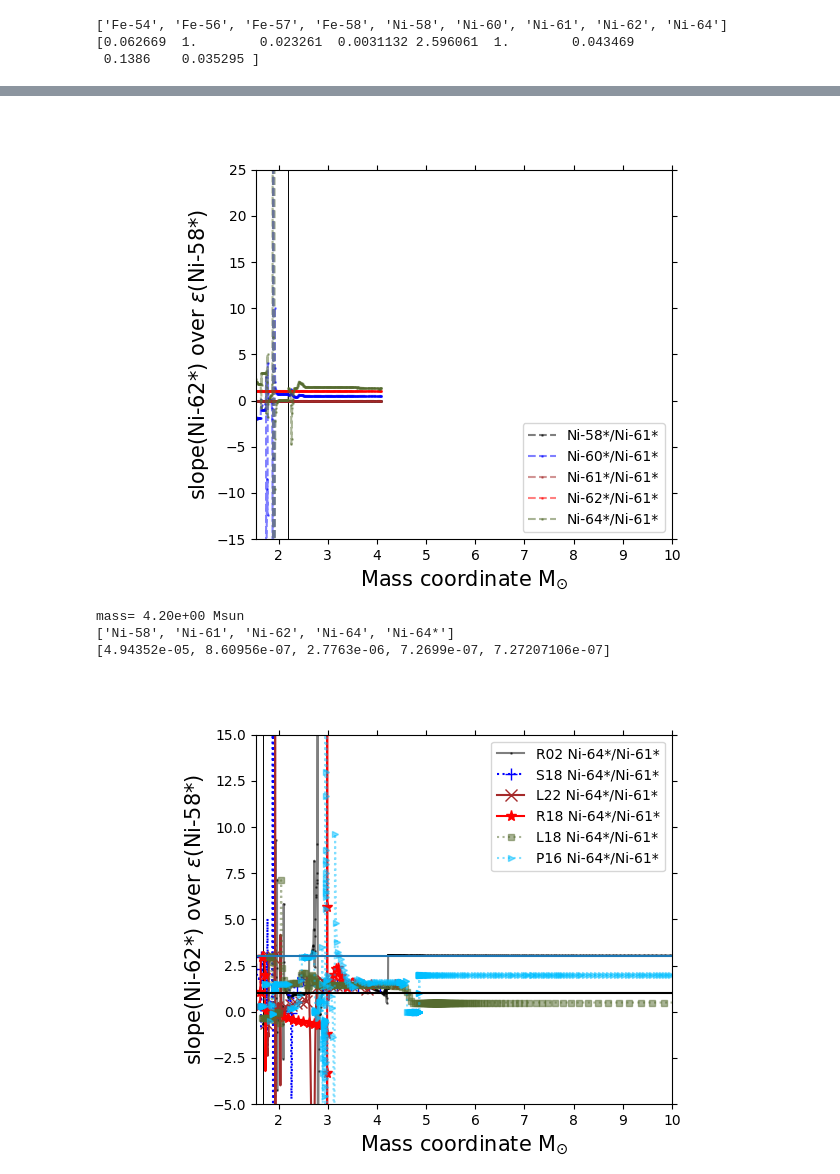
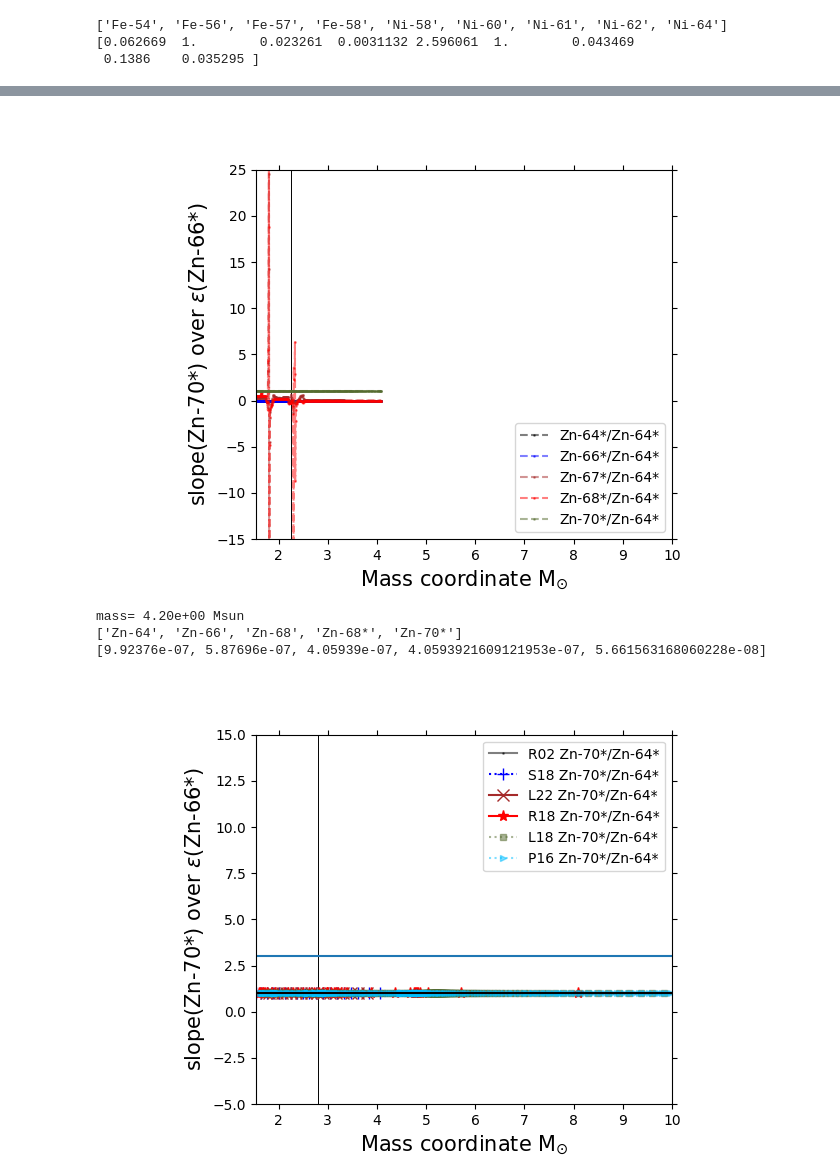
Before and after one commit to NuGrid/chetec-infra_WP9, a Jupyter notebook: simple_plot_v11.ipynb, the cells around one changed output, grey strips where cells are left out. Drawn from its saved outputs; the diff is of its cells as text; code cells hidden in the pictures.

```diff
--- a/simple_plot_v11.ipynb
+++ b/simple_plot_v11.ipynb
@@ -760,7 +743,7 @@ ylabel4 = 'slope('+iso_norm_slope+') over '+ylabel3
 
 # for plotting purpose, to add a line where iso_ref1 has the largest abundance.
 # it must be included in e_label
-iso_ref1 = 'Ni-61'
+iso_ref1 = 'Zn-68'
 
 plot_list=[]
 for i in abu_elements:
@@ -799,7 +782,9 @@ def plot_a():
     if 'rit' in rmodels:
         for i in plot_list: # MP: WHY FOR THIS ONE E_ABUND[I+5]?
             label_text = "RIT - " + e_label[i]
-            plt.semilogy(mass[ind_tmp:], e_abund[i+5][ind_tmp:], color=col[i], marker=llin,\
+            #plt.semilogy(mass[ind_tmp:], e_abund[i+5][ind_tmp:], color=col[i], marker=llin,\
+            #             markersize=4, ls='', label=label_text)
+            plt.semilogy(mass[ind_tmp:], e_abund[i][ind_tmp:], color=col[i], marker=llin,\
                          markersize=4, ls='', label=label_text)
 
 isotope_list=[]
@@ -1195,7 +1180,7 @@ plt.gcf().subplots_adjust(left=0.25)
 
 plt.show()
 # %% [output]
-[figure, old version]
+[figure, new version]
 # %%
 ## abundance plot; Sieverdin
 #ifig=78; plt.figure(ifig)
@@ -1217,7 +1202,8 @@ plt.show()
 #
 #plt.show()
 # %%
-new_list = ['Ni-58','Ni-61', 'Ni-62', 'Ni-64','Ni-64*']
+#new_list = ['Ni-58','Ni-61', 'Ni-62', 'Ni-64','Ni-64*']
+new_list = ['Zn-64','Zn-66', 'Zn-68', 'Zn-68*','Zn-70*']
 ind_mass = np.where(np.array(rau_mass_1)>4.2)[0][0]
 ind_iso = [e_label.index(i) for i in new_list]
 print('mass=',str('%.2e' % rau_mass_1[ind_mass]),'Msun')
@@ -1225,8 +1211,8 @@ print(new_list)
 print([rau_y[i][ind_mass] for i in ind_iso])
 # %% [output]
 mass= 4.20e+00 Msun
-['Ni-58', 'Ni-61', 'Ni-62', 'Ni-64', 'Ni-64*']
-[4.94352e-05, 8.60956e-07, 2.7763e-06, 7.2699e-07, 7.27207106e-07]
+['Zn-64', 'Zn-66', 'Zn-68', 'Zn-68*', 'Zn-70*']
+[9.92376e-07, 5.87696e-07, 4.05939e-07, 4.0593921609121953e-07, 5.661563168060228e-08]
 # %%
 # ratio plot; Rauscher
 ifig=87
@@ -1253,37 +1239,40 @@ plt.axvline(x=ref_1,color='k',lw=0.7)
 #                 alpha=1,markevery=50,label=iso_up_plot[i]+'/'+iso_down_plot[i])
 #    plt.plot(mass[ind_tmp:],rit_slope[i][ind_tmp:],color=col[3],marker='*',ls='-',markersize=8,\
 #                 alpha=1,markevery=50,label=iso_up_plot[i]+'/'+iso_down_plot[i])
-i = iso_up_plot.index('Ni-64*')
+
+#i = iso_up_plot.index('Ni-64*')
+i = iso_up_plot.index('Zn-70*')
+
 plt.plot(rau_mass_1,rau_slope[i],color=col[0],marker=lllin,ls='-',markersize=0.8,\
                  alpha=0.5,label='R02 '+iso_up_plot[i]+'/'+iso_down_plot[i])
 plt.plot(mass_sie[:],sie_slope[i],color=col[1],marker='+',ls=':',markersize=8,\
          alpha=1,markevery=20,label='S18 '+iso_up_plot[i]+'/'+iso_down_plot[i])
 plt.plot(mass_inc,law_slope[i],color=col[2],marker='x',ls='-',markersize=8,\
                  alpha=1,markevery=50,label='L22 '+iso_up_plot[i]+'/'+iso_down_plot[i])
 plt.plot(mass[ind_tmp:],rit_slope[i][ind_tmp:],color=col[3],marker='*',ls='-',markersize=8,\
                  alpha=1,markevery=50,label='R18 '+iso_up_plot[i]+'/'+iso_down_plot[i])
 plt.plot(lc18_mass_1,lc18_slope[i],color=col[4],marker=lllin,ls=':',markersize=4,\
                  alpha=0.5,label='L18 '+iso_up_plot[i]+'/'+iso_down_plot[i])
 plt.plot(p16_mass[p16_ind_tmp:],p16_slope[i][p16_ind_tmp:],color=col[5],marker='>',ls=':',markersize=4,\
                  alpha=0.5,label='P16 '+iso_up_plot[i]+'/'+iso_down_plot[i])
 
 
 plt.axhline(y=3)
 plt.axhline(y=1,ls='-',color='k')
 
 plt.legend(loc='upper right')
 masscut = min(mass[ind_tmp],mass_inc[0]) ; masscut = min(masscut,min(mass_sie[:]))
 plt.xlim(masscut,10) ; plt.ylim(-5,15)
 plt.xlabel(xlabel1,fontsize=15); plt.ylabel(ylabel4,fontsize=15)
 plt.tick_params(left=True,right=True,top=True,labelleft=True,which='both') #,labelright=True)
 
 plt.gcf().subplots_adjust(left=0.25)
 
 plt.savefig('tmp.pdf')
 
 plt.show()
 # %% [output]
-[figure, old version]
+[figure, new version]
 # %%
 #print('rit',rit_slope[-1])
 # %%
```
Also changed, not shown: parts of 10 cells of this notebook, 2 other files.
